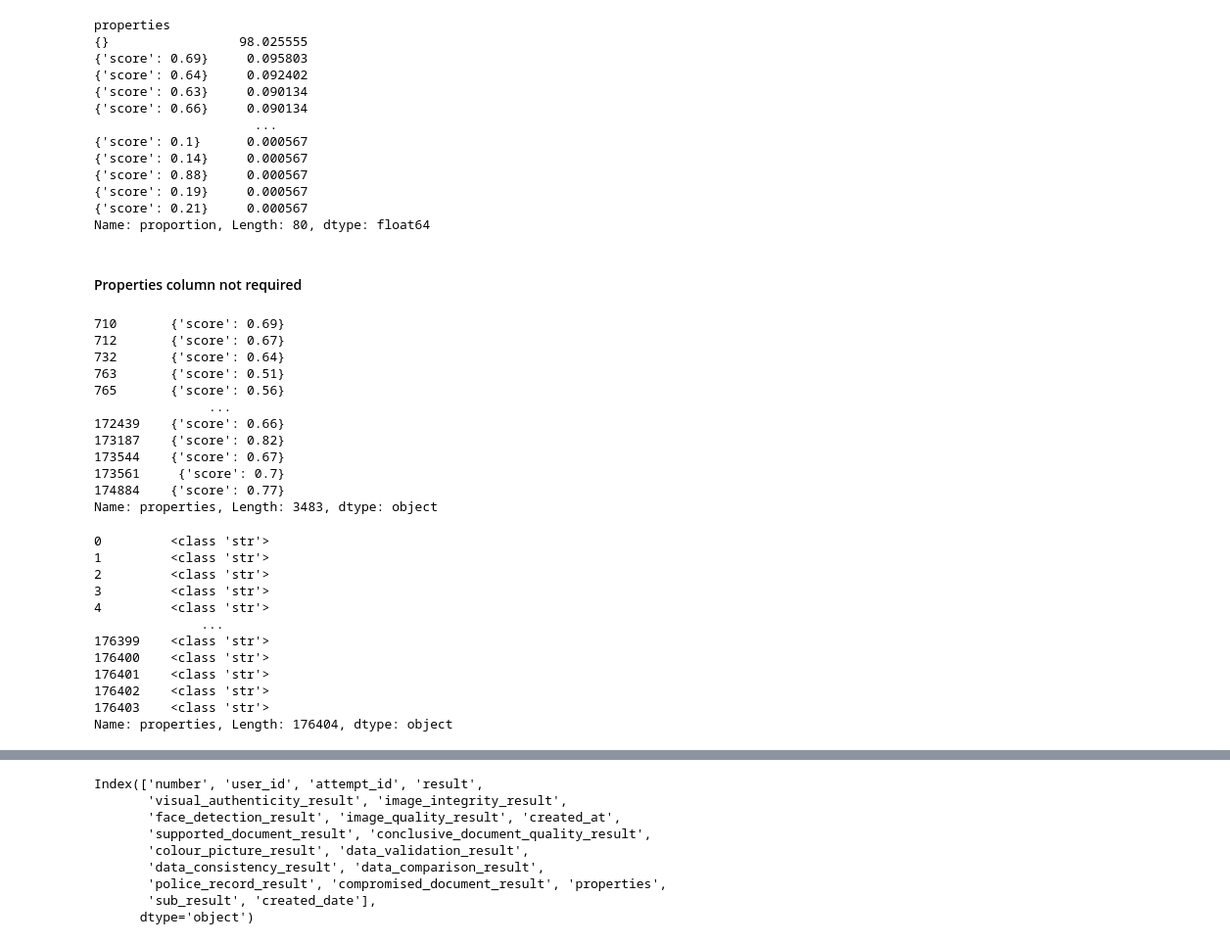
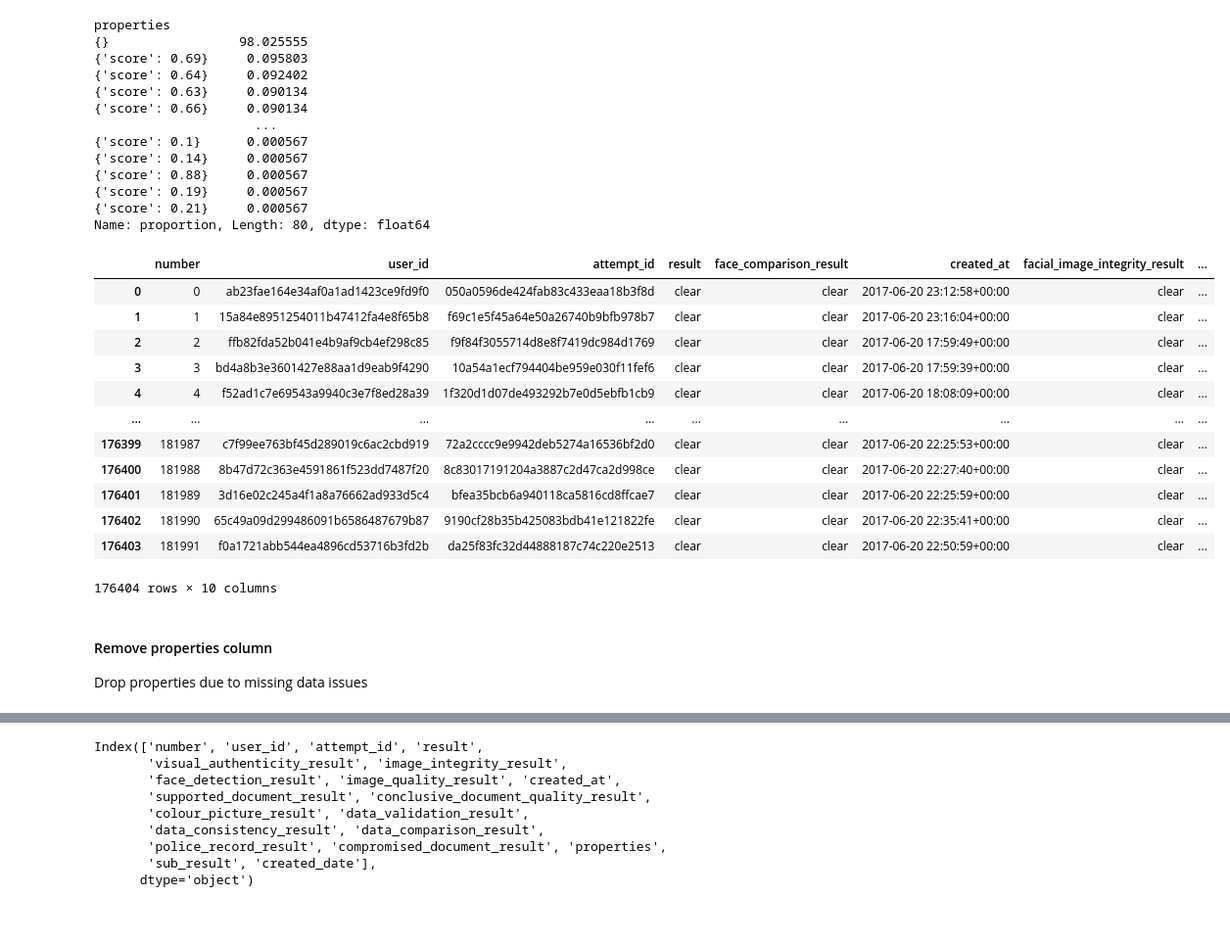
Before and after one commit to LaszloCodes/kyc_analysis, a Jupyter notebook: kyc_analysis.ipynb, the cells around one changed output, grey strips where cells are left out. Shown: that part at 98% size. Drawn from its saved outputs; the diff is of its cells as text; code cells hidden in the pictures; blank space fills up the shorter version.

```diff
--- a/kyc_analysis.ipynb
+++ b/kyc_analysis.ipynb
@@ -240,36 +241,22 @@ properties
 {'score': 0.19}     0.000567
 {'score': 0.21}     0.000567
 Name: proportion, Length: 80, dtype: float64
+# %%
+facial_report
+# %% [output]
+|  | number | user_id | attempt_id | result | face_comparison_result | created_at | facial_image_integrity_result | ... |
+| 0 | 0 | ab23fae164e34af0a1ad1423ce9fd9f0 | 050a0596de424fab83c433eaa18b3f8d | clear | clear | 2017-06-20 23:12:58+00:00 | clear | ... |
+| 1 | 1 | 15a84e8951254011b47412fa4e8f65b8 | f69c1e5f45a64e50a26740b9bfb978b7 | clear | clear | 2017-06-20 23:16:04+00:00 | clear | ... |
+| 2 | 2 | ffb82fda52b041e4b9af9cb4ef298c85 | f9f84f3055714d8e8f7419dc984d1769 | clear | clear | 2017-06-20 17:59:49+00:00 | clear | ... |
+| 3 | 3 | bd4a8b3e3601427e88aa1d9eab9f4290 | 10a54a1ecf794404be959e030f11fef6 | clear | clear | 2017-06-20 17:59:39+00:00 | clear | ... |
+| 4 | 4 | f52ad1c7e69543a9940c3e7f8ed28a39 | 1f320d1d07de493292b7e0d5ebfb1cb9 | clear | clear | 2017-06-20 18:08:09+00:00 | clear | ... |
+| ... | ... | ... | ... | ... | ... | ... | ... | ... |
+| 176399 | 181987 | c7f99ee763bf45d289019c6ac2cbd919 | 72a2cccc9e9942deb5274a16536bf2d0 | clear | clear | 2017-06-20 22:25:53+00:00 | clear | ... |
+| 176400 | 181988 | 8b47d72c363e4591861f523dd7487f20 | 8c83017191204a3887c2d47ca2d998ce | clear | clear | 2017-06-20 22:27:40+00:00 | clear | ... |
+| 176401 | 181989 | 3d16e02c245a4f1a8a76662ad933d5c4 | bfea35bcb6a940118ca5816cd8ffcae7 | clear | clear | 2017-06-20 22:25:59+00:00 | clear | ... |
+| 176402 | 181990 | 65c49a09d299486091b6586487679b87 | 9190cf28b35b425083bdb41e121822fe | clear | clear | 2017-06-20 22:35:41+00:00 | clear | ... |
+| 176403 | 181991 | f0a1721abb544ea4896cd53716b3fd2b | da25f83fc32d44888187c74c220e2513 | clear | clear | 2017-06-20 22:50:59+00:00 | clear | ... |
+176404 rows × 10 columns
 # %% [markdown]
-#### Properties column not required
+#### Remove properties column
+Drop properties due to missing data issues
-# %%
-#
-facial_report.loc[facial_report['properties'] != '{}','properties']
-# %% [output]
-710       {'score': 0.69}
-712       {'score': 0.67}
-732       {'score': 0.64}
-763       {'score': 0.51}
-765       {'score': 0.56}
-               ...
-172439    {'score': 0.66}
-173187    {'score': 0.82}
-173544    {'score': 0.67}
-173561     {'score': 0.7}
-174884    {'score': 0.77}
-Name: properties, Length: 3483, dtype: object
-# %%
-facial_report['properties'].apply(type)
-# %% [output]
-0         <class 'str'>
-1         <class 'str'>
-2         <class 'str'>
-3         <class 'str'>
-4         <class 'str'>
-              ...
-176399    <class 'str'>
-176400    <class 'str'>
-176401    <class 'str'>
-176402    <class 'str'>
-176403    <class 'str'>
-Name: properties, Length: 176404, dtype: object
```
Also changed, not shown: parts of 111 cells of this notebook.
